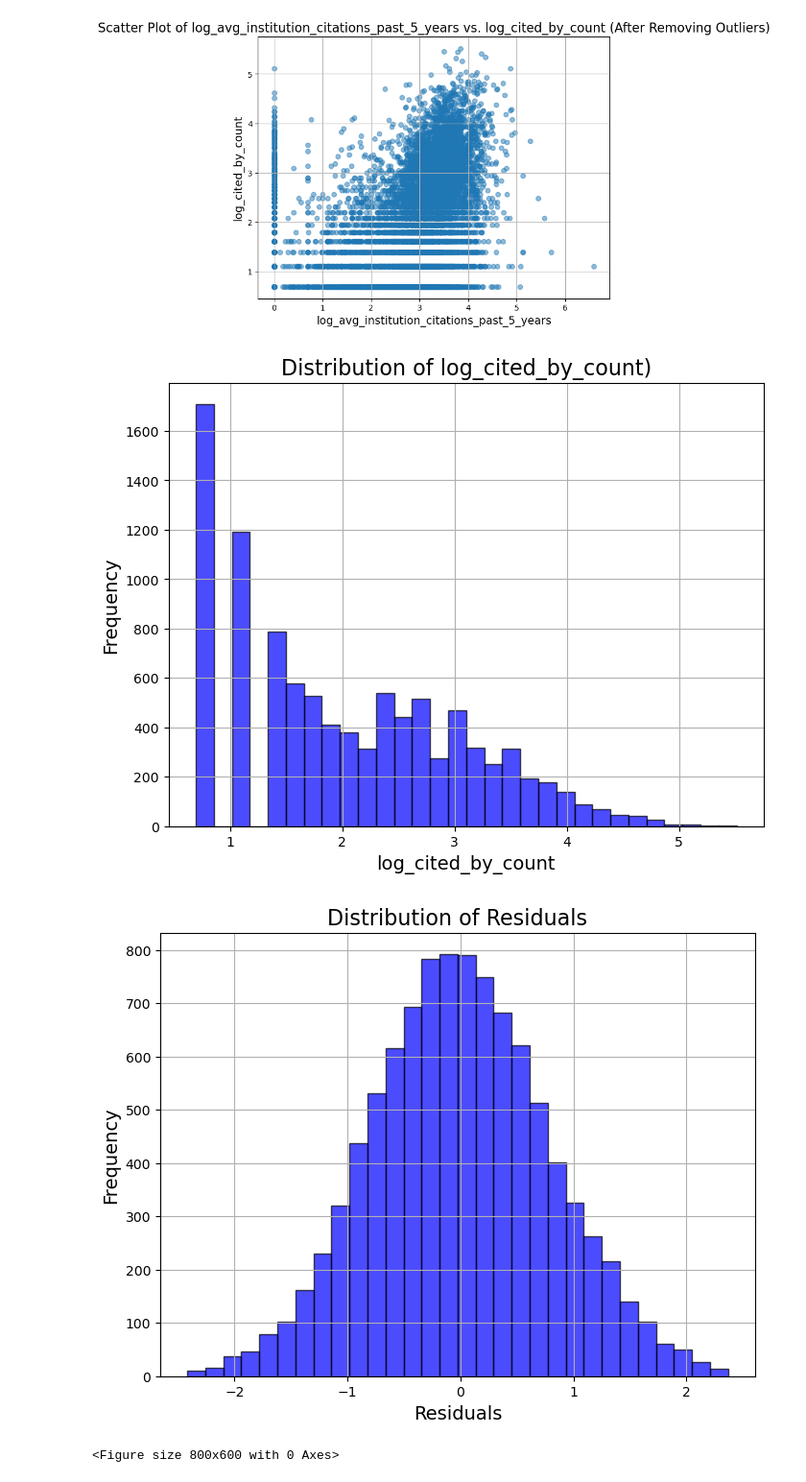
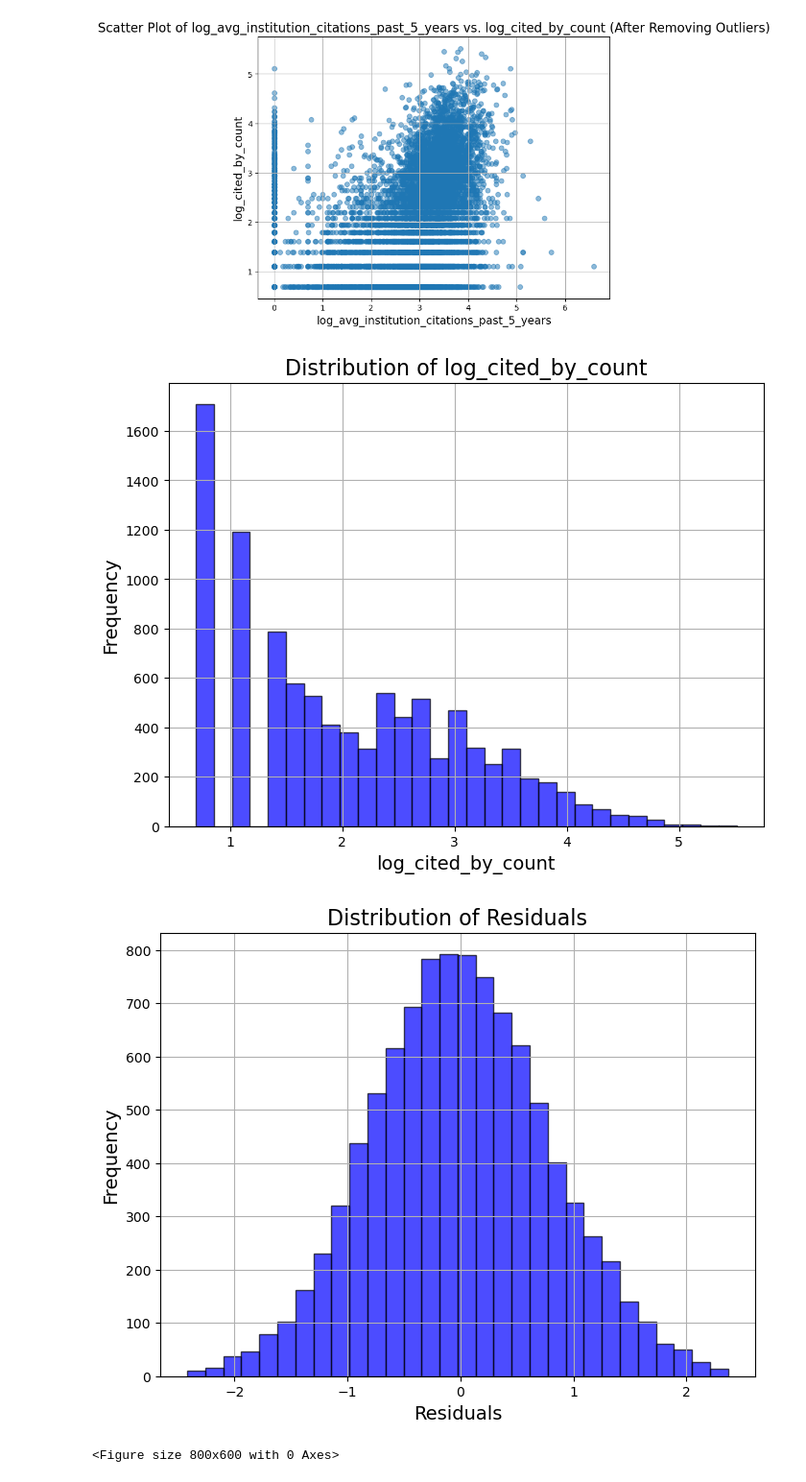
Before and after one commit to franekl/soccer-research-evolution, a Jupyter notebook: code/regression/linear regression.ipynb, the cells around one changed output. Shown at 96% size. Drawn from its saved outputs; the diff is of its cells as text; code cells hidden in the pictures.

```diff
--- a/code/regression/linear regression.ipynb
+++ b/code/regression/linear regression.ipynb
@@ -139,32 +146,32 @@ for var in independent_vars:
 # %%
 # Plot the distribution of y_cleaned to assess normality
 plt.figure(figsize=(8, 6))
 plt.hist(y_cleaned, bins=30, alpha=0.7, color='blue', edgecolor='black')
-plt.title("Distribution of log_cited_by_count)", fontsize=16)
+plt.title("Distribution of log_cited_by_count", fontsize=16)
 plt.xlabel("log_cited_by_count", fontsize=14)
 plt.ylabel("Frequency", fontsize=14)
 plt.grid(True)
 plt.show()
 
 # Calculate residuals
 residuals = y_cleaned - model_cleaned.predict(X_cleaned)
 
 # Plot the histogram of residuals
 plt.figure(figsize=(8, 6))
 plt.hist(residuals, bins=30, alpha=0.7, color='blue', edgecolor='black')
 plt.title("Distribution of Residuals", fontsize=16)
 plt.xlabel("Residuals", fontsize=14)
 plt.ylabel("Frequency", fontsize=14)
 plt.grid(True)
 plt.show()
 
 # Generate a Q-Q plot of residuals
 plt.figure(figsize=(8, 6))
 sm.qqplot(residuals, line='45', fit=True)
 plt.title("Q-Q Plot of Residuals", fontsize=16)
 plt.show()
 # %% [output]
-[figure, old version]
+[figure, new version]
 [figure]
 <Figure size 800x600 with 0 Axes>
 [figure]
```
Also changed, not shown: parts of 16 cells of this notebook, 2 other files.
